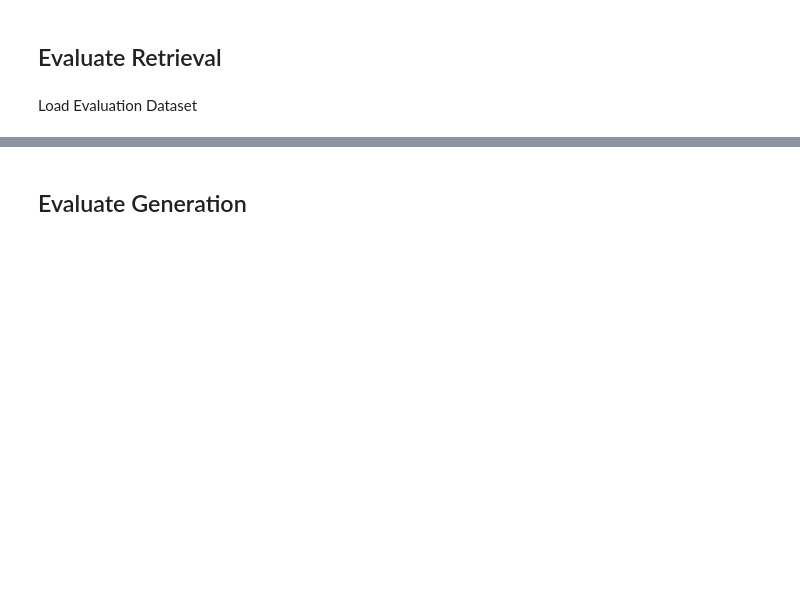
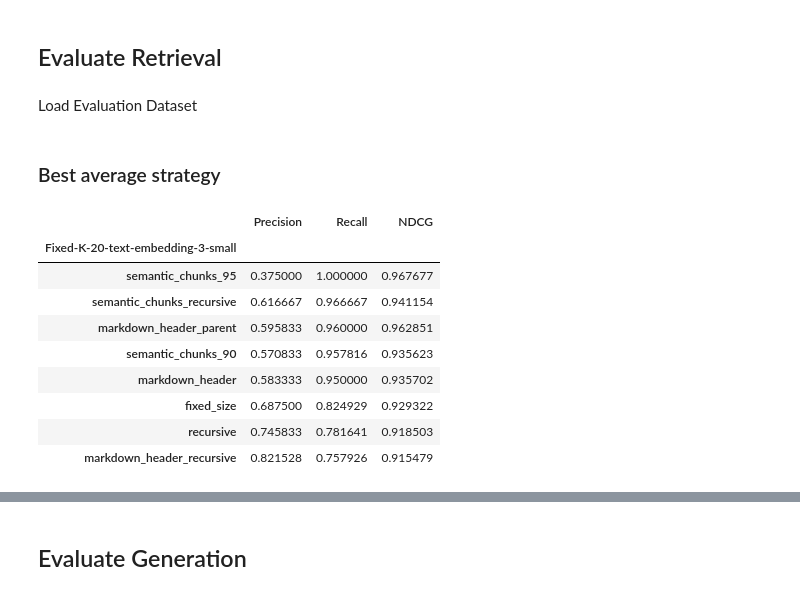
Before and after one commit to Leo310/rag-chunking-evaluation, a Jupyter notebook: my_benchmark.ipynb, the cells around one changed output, grey strips where cells are left out. Cells and saved outputs as stored; diff of their text form; code cells hidden in the pictures; blank space fills up the shorter version.

```diff
--- a/my_benchmark.ipynb
+++ b/my_benchmark.ipynb
@@ -341,0 +378,2 @@ results.to_csv(f"{data_dir}results/{K or 'Dyn'}-k.csv", index=False)
+# %% [markdown]
+### Best average strategy
@@ -341,0 +389,15 @@ results.to_csv(f"{data_dir}results/{K or 'Dyn'}-k.csv", index=False)
+# %%
+results = pd.read_csv(f"{data_dir}results/{eval_name}.csv")
+results_view = results.drop(columns=["Question Type", "Chunk Size", "Chunk Overlap", "MAP"]).groupby(eval_name).mean().sort_values(by="Recall", ascending=False)
+results_view
+# %% [output]
+|  | Precision | Recall | NDCG |
+| Fixed-K-20-text-embedding-3-small |  |  |  |
+| semantic_chunks_95 | 0.375000 | 1.000000 | 0.967677 |
+| semantic_chunks_recursive | 0.616667 | 0.966667 | 0.941154 |
+| markdown_header_parent | 0.595833 | 0.960000 | 0.962851 |
+| semantic_chunks_90 | 0.570833 | 0.957816 | 0.935623 |
+| markdown_header | 0.583333 | 0.950000 | 0.935702 |
+| fixed_size | 0.687500 | 0.824929 | 0.929322 |
+| recursive | 0.745833 | 0.781641 | 0.918503 |
+| markdown_header_recursive | 0.821528 | 0.757926 | 0.915479 |
```
Also changed, not shown: parts of 11 cells of this notebook, 7 other files.
